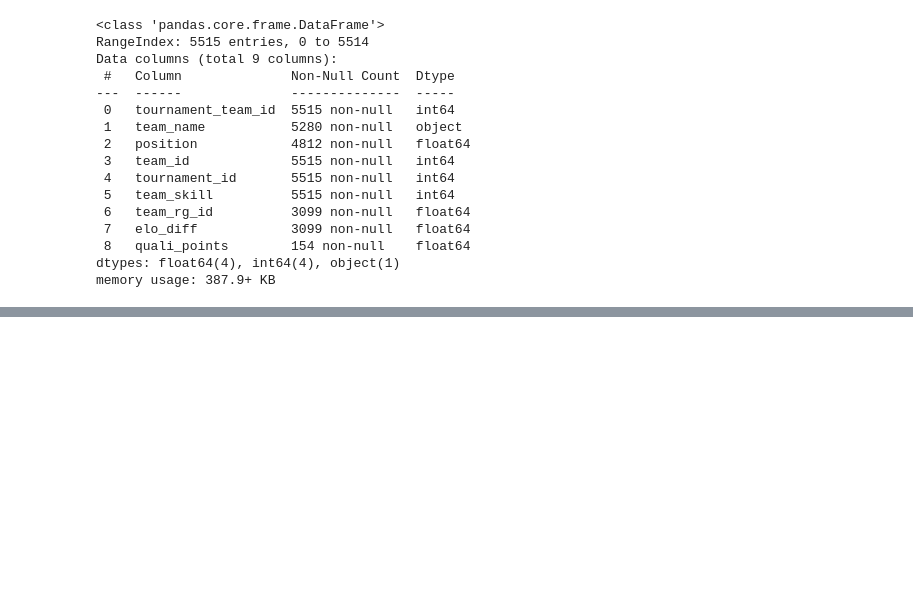
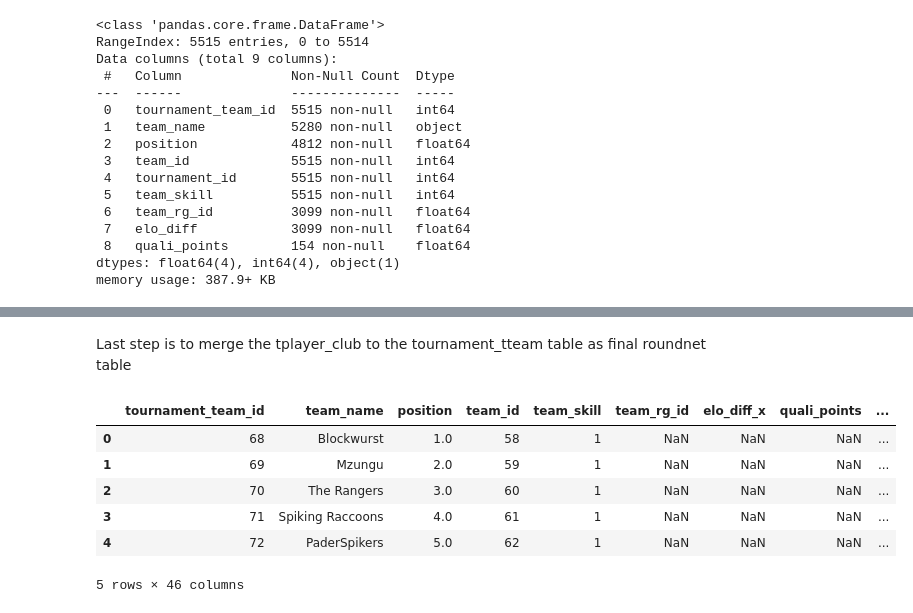
Before and after one commit to PeterSesler/Roundnet_Germany, a Jupyter notebook: merging.ipynb, the cells around one changed output, grey strips where cells are left out. Cells and saved outputs as stored; diff of their text form; code cells hidden in the pictures; blank space fills up the shorter version.

```diff
--- a/merging.ipynb
+++ b/merging.ipynb
@@ -369,0 +484,2 @@ tteam.head(10)
+# %%
+tplayer.drop('id', inplace=True, axis=1)
@@ -369,0 +497,4 @@ tteam.head(10)
+# %%
+tplayer_club=tplayer.merge(player_club, how='right', on='player_id')
+# %%
+tplayer_club.drop('player_id', inplace=True, axis=1)
@@ -369,0 +541,14 @@ tteam.head(10)
+# %% [markdown]
+Last step is to merge the tplayer_club to the tournament_tteam table as final roundnet table
+# %%
+roundnet=tournament_tteam.merge(tplayer_club, how='left', on='tournament_team_id')
+# %%
+roundnet.head()
+# %% [output]
+|  | tournament_team_id | team_name | position | team_id | team_skill | team_rg_id | elo_diff_x | quali_points | ... |
+| 0 | 68 | Blockwurst | 1.0 | 58 | 1 | NaN | NaN | NaN | ... |
+| 1 | 69 | Mzungu | 2.0 | 59 | 1 | NaN | NaN | NaN | ... |
+| 2 | 70 | The Rangers | 3.0 | 60 | 1 | NaN | NaN | NaN | ... |
+| 3 | 71 | Spiking Raccoons | 4.0 | 61 | 1 | NaN | NaN | NaN | ... |
+| 4 | 72 | PaderSpikers | 5.0 | 62 | 1 | NaN | NaN | NaN | ... |
+5 rows × 46 columns
```
Also changed, not shown: parts of 29 cells of this notebook.
